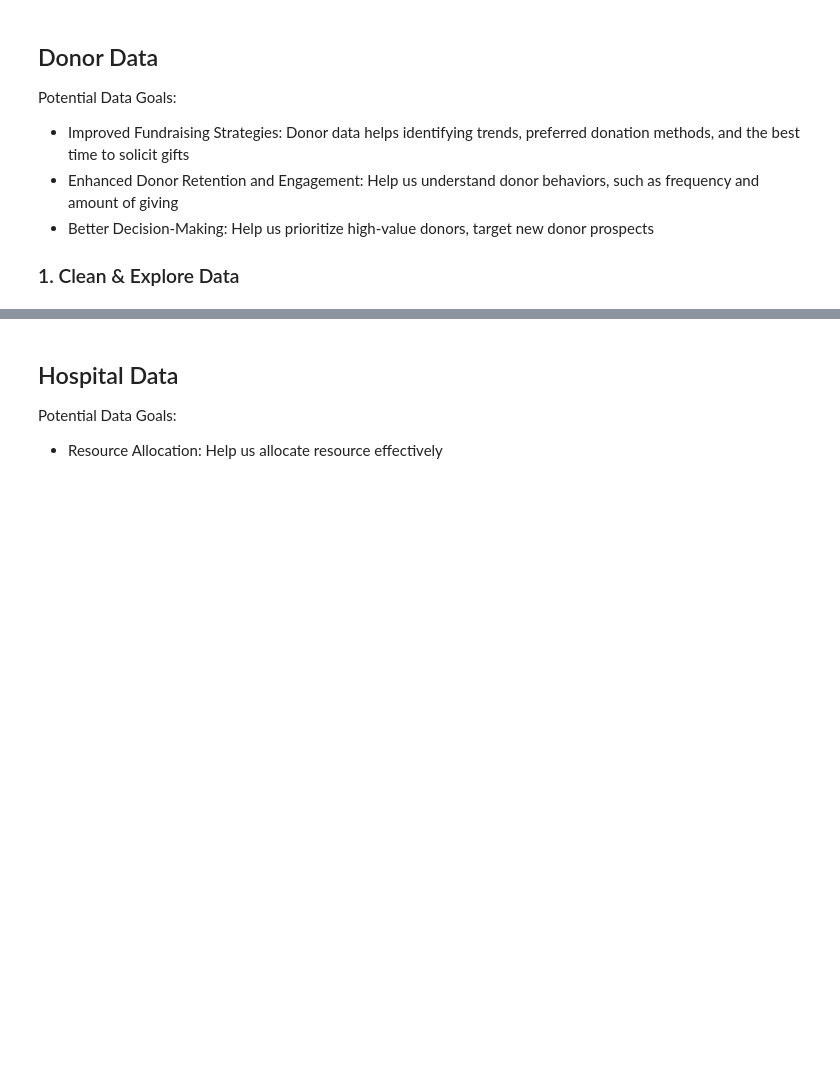
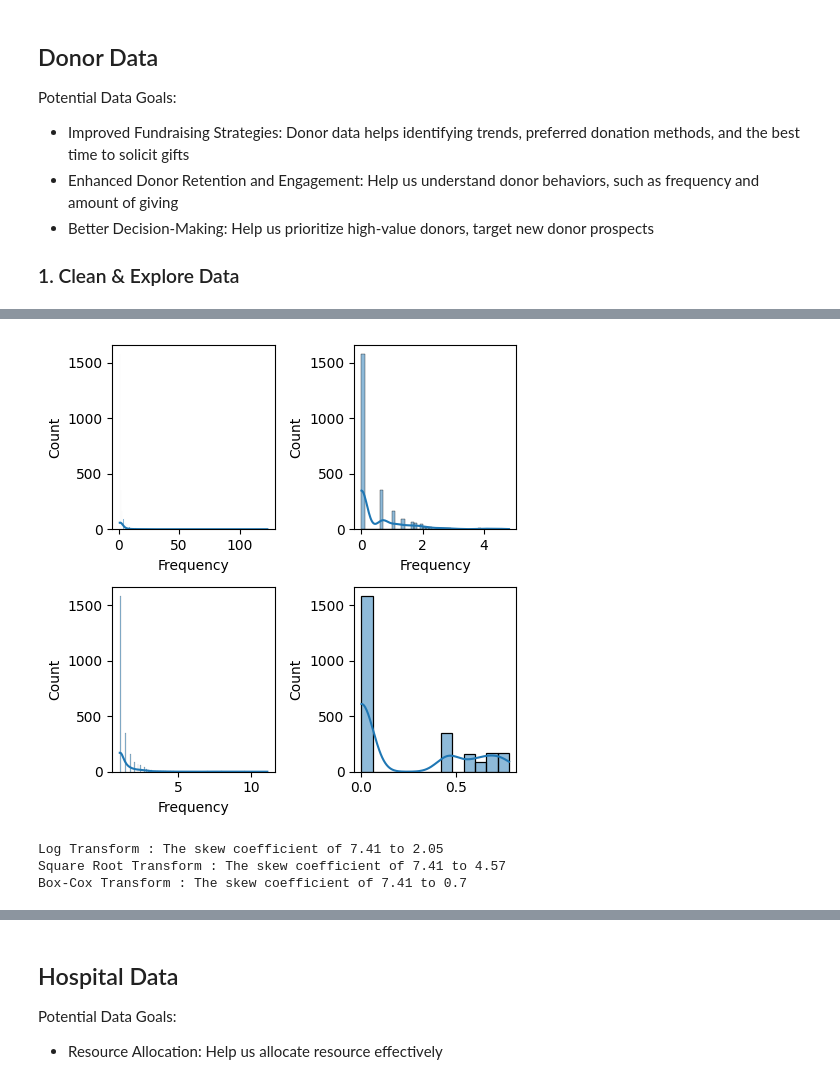
Before and after one commit to uyen-nguyen-190304/BRDC_Cow, a Jupyter notebook: RFManalysis.ipynb, the cells around one changed output, grey strips where cells are left out. Cells and saved outputs as stored; diff of their text form; code cells hidden in the pictures; blank space fills up the shorter version.

```diff
--- a/RFManalysis.ipynb
+++ b/RFManalysis.ipynb
@@ -105,0 +147,7 @@ donor_frequency
+# %%
+analyze_skewness('Frequency')
+# %% [output]
+[figure, added]
+Log Transform : The skew coefficient of 7.41 to 2.05
+Square Root Transform : The skew coefficient of 7.41 to 4.57
+Box-Cox Transform : The skew coefficient of 7.41 to 0.7
```
Also changed, not shown: parts of 31 cells of this notebook.
